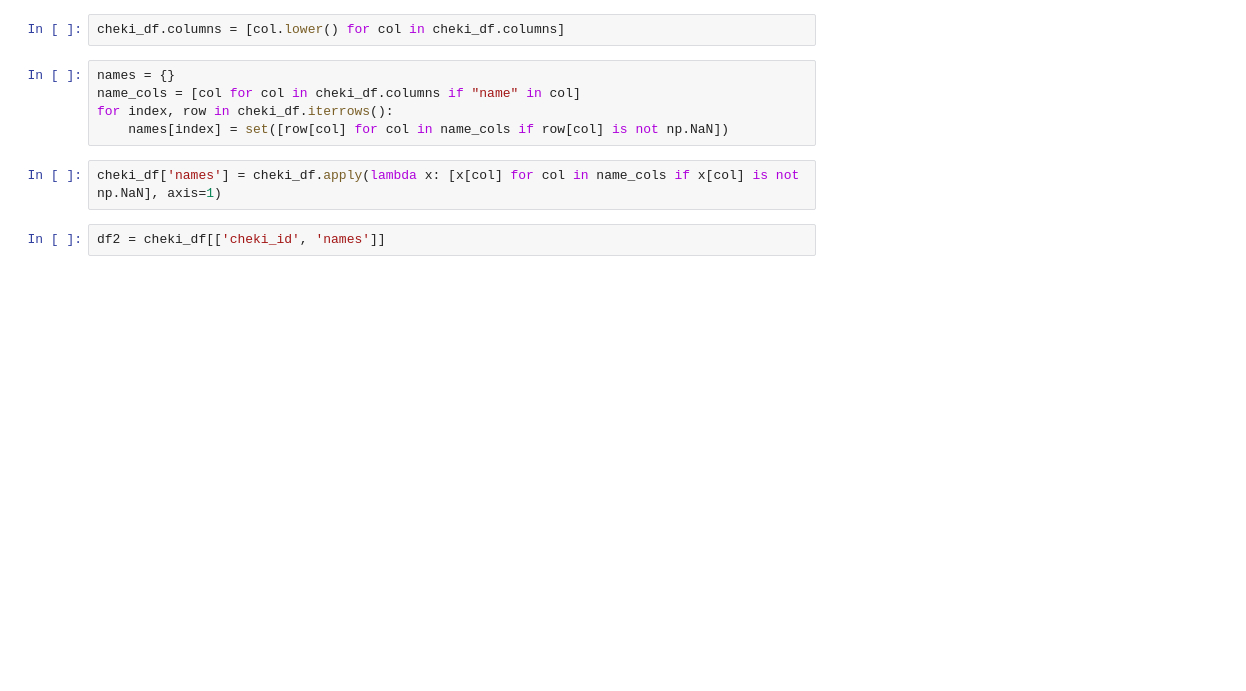
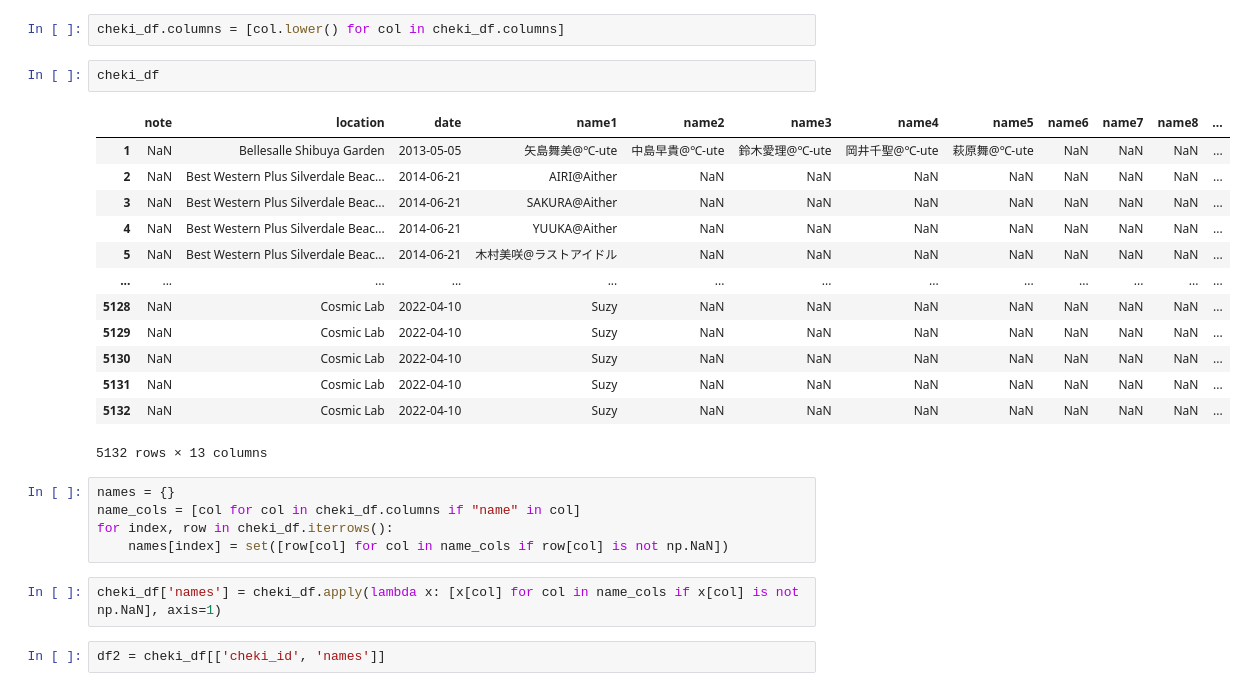
Before and after one commit to wotashu/chekilytics, a Jupyter notebook: notebook.ipynb, the cells around one changed output. Saved outputs shown, nothing was run; the diff lists cells and outputs as text; blank space fills up the shorter version.

```diff
--- a/notebook.ipynb
+++ b/notebook.ipynb
@@ -80,5 +80,21 @@ Name: Location, Length: 173, dtype: object
 # %%
 cheki_df.columns = [col.lower() for col in cheki_df.columns]
+# %%
+cheki_df
+# %% [output]
+|  | note | location | date | name1 | name2 | name3 | name4 | name5 | name6 | name7 | name8 | ... |
+| 1 | NaN | Bellesalle Shibuya Garden | 2013-05-05 | 矢島舞美@℃-ute | 中島早貴@℃-ute | 鈴木愛理@℃-ute | 岡井千聖@℃-ute | 萩原舞@℃-ute | NaN | NaN | NaN | ... |
+| 2 | NaN | Best Western Plus Silverdale Beac... | 2014-06-21 | AIRI@Aither | NaN | NaN | NaN | NaN | NaN | NaN | NaN | ... |
+| 3 | NaN | Best Western Plus Silverdale Beac... | 2014-06-21 | SAKURA@Aither | NaN | NaN | NaN | NaN | NaN | NaN | NaN | ... |
+| 4 | NaN | Best Western Plus Silverdale Beac... | 2014-06-21 | YUUKA@Aither | NaN | NaN | NaN | NaN | NaN | NaN | NaN | ... |
+| 5 | NaN | Best Western Plus Silverdale Beac... | 2014-06-21 | 木村美咲@ラストアイドル | NaN | NaN | NaN | NaN | NaN | NaN | NaN | ... |
+| ... | ... | ... | ... | ... | ... | ... | ... | ... | ... | ... | ... | ... |
+| 5128 | NaN | Cosmic Lab | 2022-04-10 | Suzy | NaN | NaN | NaN | NaN | NaN | NaN | NaN | ... |
+| 5129 | NaN | Cosmic Lab | 2022-04-10 | Suzy | NaN | NaN | NaN | NaN | NaN | NaN | NaN | ... |
+| 5130 | NaN | Cosmic Lab | 2022-04-10 | Suzy | NaN | NaN | NaN | NaN | NaN | NaN | NaN | ... |
+| 5131 | NaN | Cosmic Lab | 2022-04-10 | Suzy | NaN | NaN | NaN | NaN | NaN | NaN | NaN | ... |
+| 5132 | NaN | Cosmic Lab | 2022-04-10 | Suzy | NaN | NaN | NaN | NaN | NaN | NaN | NaN | ... |
+5132 rows × 13 columns
 # %%
 names = {}
 name_cols = [col for col in cheki_df.columns if "name" in col]
```
Also changed, not shown: parts of 7 cells of this notebook, 4 other files.
